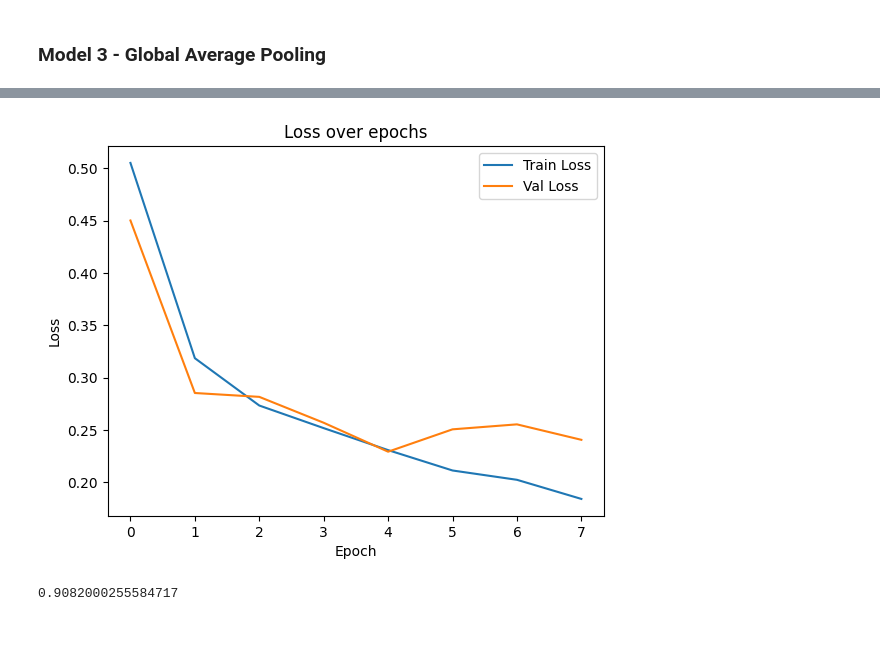
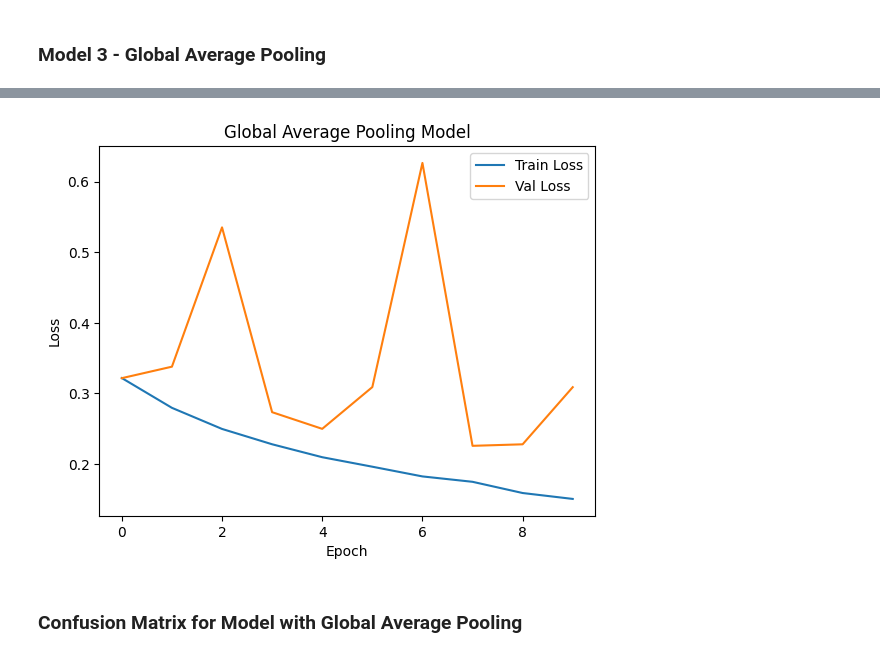
Before and after one commit to marissahalim/ICS635-Assignment4, a Jupyter notebook: A4.ipynb, the cells around one changed output, grey strips where cells are left out. Saved outputs shown, nothing was run; the diff lists cells and outputs as text; code cells hidden in the pictures.

```diff
--- a/A4.ipynb
+++ b/A4.ipynb
@@ -248,9 +256,12 @@ print(test_acc2)
 # %% [markdown]
 ### Model 3 - Global Average Pooling
 # %%
-model3 = models.Sequential([
+model_gap = models.Sequential([
+    # Input shape
+    Input(shape=(28, 28, 1)),
+
     # Conv Block 1
-    layers.Conv2D(32, (3, 3), activation='relu', padding='same', input_shape=(28, 28, 1)),
+    layers.Conv2D(32, (3, 3), activation='relu', padding='same'),
     layers.BatchNormalization(),
     layers.MaxPooling2D((2, 2)),
 
@@ -272,15 +283,15 @@ model3 = models.Sequential([
     layers.Dense(10, activation='softmax')
 ])
 
-model3.compile(
+model_gap.compile(
     optimizer='adam',
     loss='sparse_categorical_crossentropy',
     metrics=['accuracy']
 )
 
-history = model3.fit(
+history_gap = model3.fit(
     train_images, train_labels,
-    epochs=15,
+    epochs=10,
     validation_data=(val_images, val_labels),
     callbacks=[early_stop]
 )
@@ -304,10 +319,11 @@ Epoch 8/15
 # %%
-plt.plot(history.history['loss'], label='Train Loss')
-plt.plot(history.history['val_loss'], label='Val Loss')
-plt.title('Loss over epochs')
+plt.plot(history_gap.history['loss'], label='Train Loss')
+plt.plot(history_gap.history['val_loss'], label='Val Loss')
+plt.title('Global Average Pooling Model')
 plt.xlabel('Epoch')
 plt.ylabel('Loss')
 plt.legend()
 
-test_loss, test_acc3 = model3.evaluate(test_images,  test_labels, verbose=2)
+test_loss, test_acc_gap = model3.evaluate(test_images,  test_labels, verbose=2)
+print(test_acc_gap)
 # %% [output]
@@ -315,5 +332,3 @@ test_loss, test_acc3 = model3.evaluate(test_images,  test_labels, verbose=2)
-[figure, old version]
+[figure, new version]
-# %%
-print(test_acc3)
-# %% [output]
-0.9082000255584717
+# %% [markdown]
+### Confusion Matrix for Model with Global Average Pooling
```
Also changed, not shown: parts of 23 cells of this notebook.
